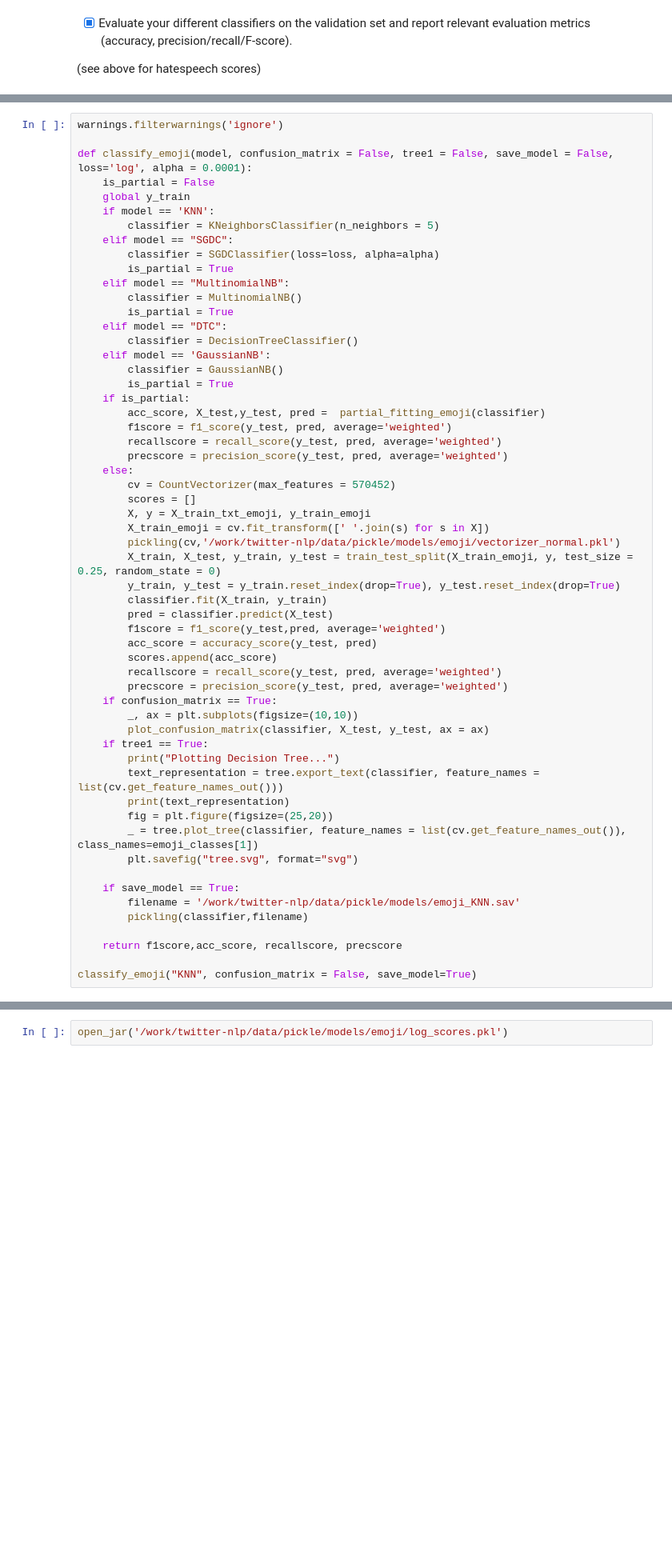
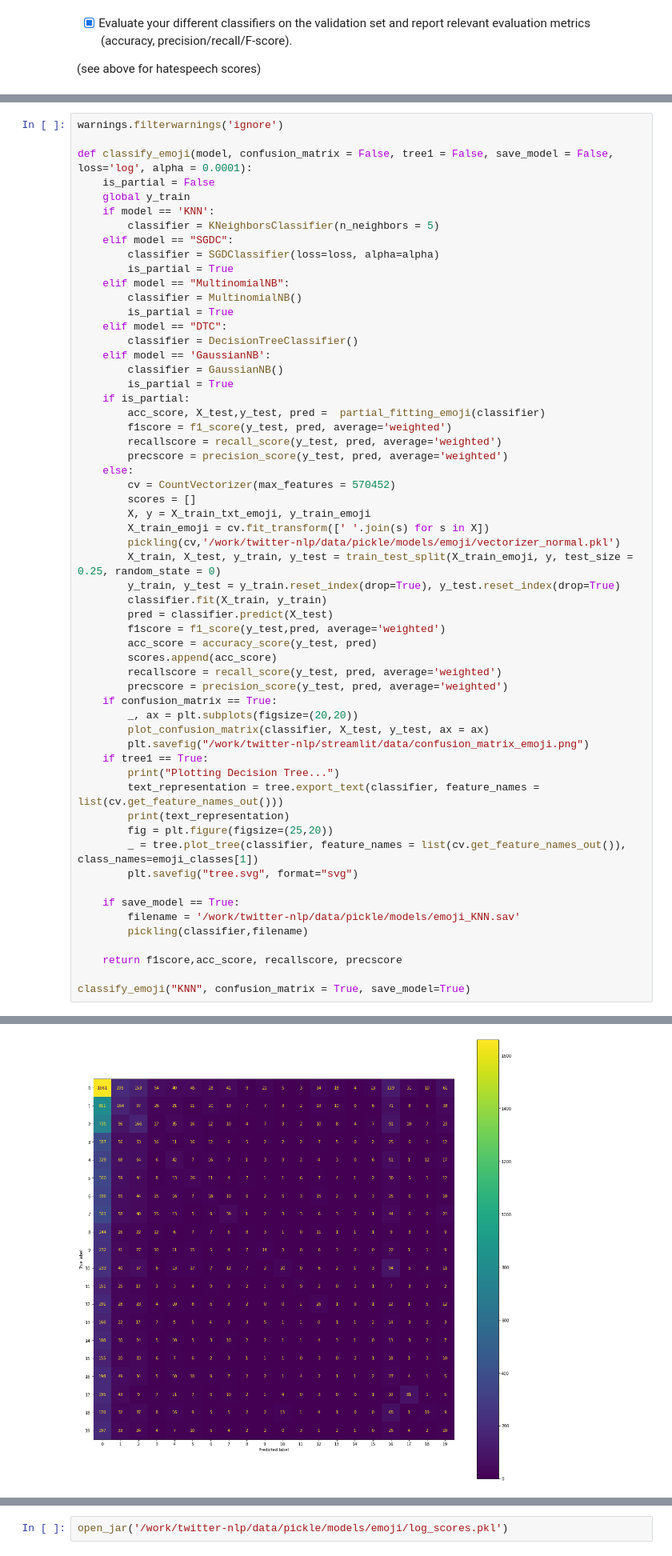
Before and after one commit to jannik-el/twitter-nlp, a Jupyter notebook: task-notebooks/4-automatic-prediction.ipynb, the cells around one changed output, grey strips where cells are left out. Shown at 80% size. Drawn from its saved outputs; the diff is of its cells as text; blank space fills up the shorter version.

```diff
--- a/task-notebooks/4-automatic-prediction.ipynb
+++ b/task-notebooks/4-automatic-prediction.ipynb
@@ -410,35 +409,37 @@ def classify_emoji(model, confusion_matrix = False, tree1 = False, save_model =
         X, y = X_train_txt_emoji, y_train_emoji
         X_train_emoji = cv.fit_transform([' '.join(s) for s in X])
         pickling(cv,'/work/twitter-nlp/data/pickle/models/emoji/vectorizer_normal.pkl')
         X_train, X_test, y_train, y_test = train_test_split(X_train_emoji, y, test_size = 0.25, random_state = 0)
         y_train, y_test = y_train.reset_index(drop=True), y_test.reset_index(drop=True)
         classifier.fit(X_train, y_train)
         pred = classifier.predict(X_test)
         f1score = f1_score(y_test,pred, average='weighted')
         acc_score = accuracy_score(y_test, pred)
         scores.append(acc_score)
         recallscore = recall_score(y_test, pred, average='weighted')
         precscore = precision_score(y_test, pred, average='weighted')
     if confusion_matrix == True:
-        _, ax = plt.subplots(figsize=(10,10))
+        _, ax = plt.subplots(figsize=(20,20))
         plot_confusion_matrix(classifier, X_test, y_test, ax = ax)
+        plt.savefig("/work/twitter-nlp/streamlit/data/confusion_matrix_emoji.png")
     if tree1 == True:
         print("Plotting Decision Tree...")
         text_representation = tree.export_text(classifier, feature_names = list(cv.get_feature_names_out()))
         print(text_representation)
         fig = plt.figure(figsize=(25,20))
         _ = tree.plot_tree(classifier, feature_names = list(cv.get_feature_names_out()), class_names=emoji_classes[1])
         plt.savefig("tree.svg", format="svg")
 
     if save_model == True:
         filename = '/work/twitter-nlp/data/pickle/models/emoji_KNN.sav'
         pickling(classifier,filename)
 
     return f1score,acc_score, recallscore, precscore
 
-classify_emoji("KNN", confusion_matrix = False, save_model=True)
+classify_emoji("KNN", confusion_matrix = True, save_model=True)
 # %% [output]
 (0.13797294044617345, 0.18792, 0.18792, 0.16311681521981702)
+[figure, added]
 # %%
 def eval_emoji_models():
     models = ["KNN", "SGDC", 'MultinomialNB','DTC', 'GaussianNB']
```
Also changed, not shown: parts of 7 cells of this notebook, 6 other files.
